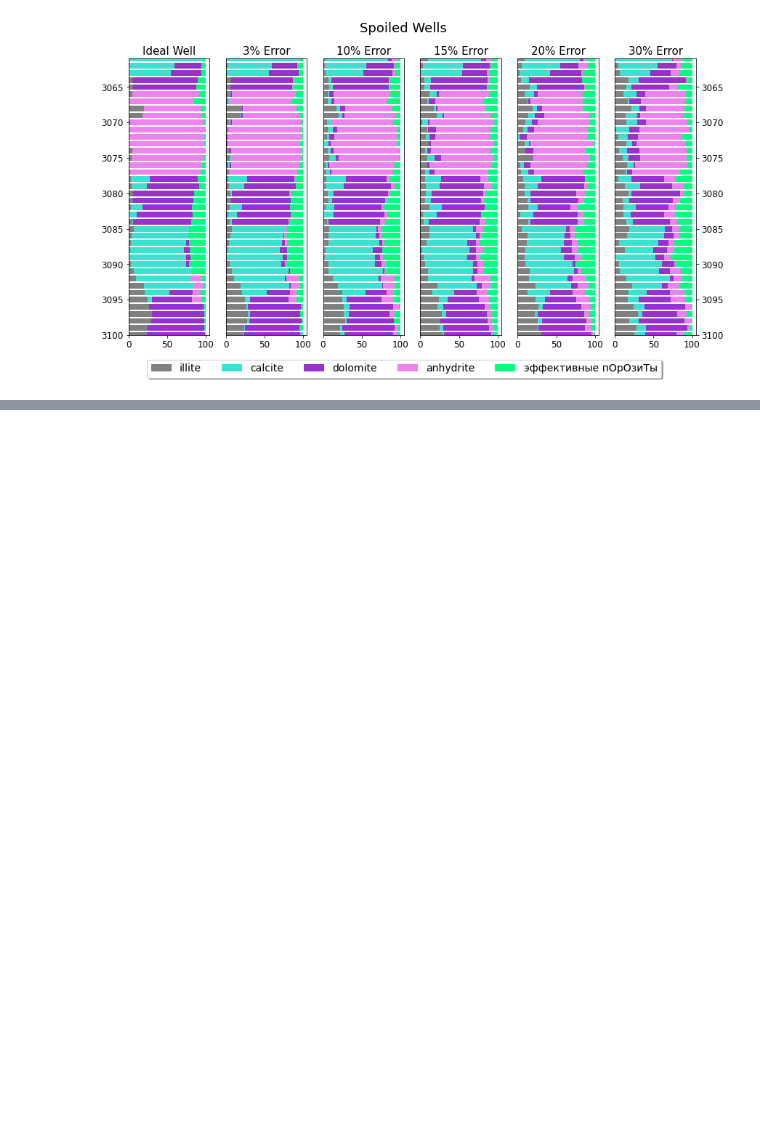
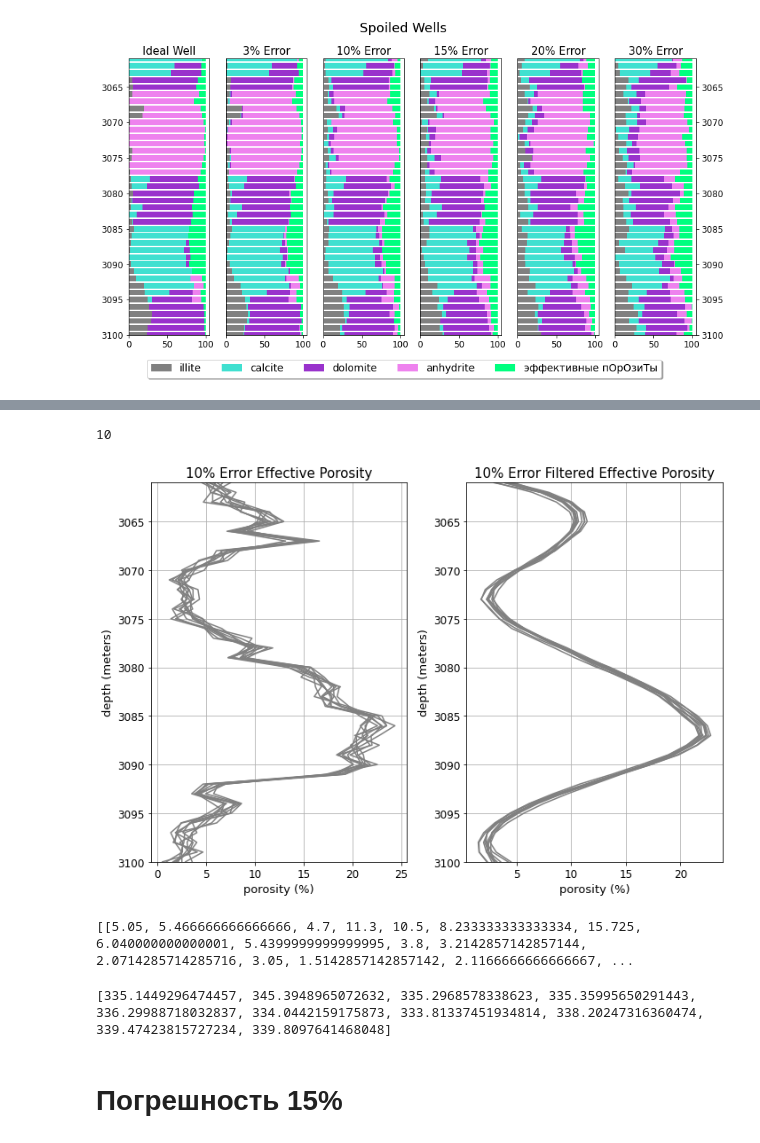
Before and after one commit to vdvorian/gradientDescent, a Jupyter notebook: artificial_well.ipynb, the cells around one changed output, grey strips where cells are left out. Cells and saved outputs as stored; diff of their text form; code cells hidden in the pictures; blank space fills up the shorter version.

```diff
--- a/artificial_well.ipynb
+++ b/artificial_well.ipynb
@@ -1447,0 +1696,13 @@ draw_filtered_porosity(depth, spline_0, spline_3, spline_10, spline_15, spline_2
+# %%
+for i in range(5):
+    cal_prop_3, dol_prop_3, anh_prop_3, ill_prop_3, por_prop_3 = spoil_the_well(cal_prop, dol_prop,
+                                                                        anh_prop, ill_prop, por_prop, well_error = 3)
+
+    all_vp_3, all_vs_3 = get_velocities_in_well(do_forward_problem, cal_prop_3, dol_prop_3, anh_prop_3, ill_prop_3,
+                                              por_prop_3)
+
+    all_por_3, time_3 = do_inverse_problem(do_monte_carlo, cal_prop_3, dol_prop_3, anh_prop_3, ill_prop_3,
+                                   all_vp_3, all_vs_3, N = 40, allowable_error = 0.1)
+
+    error_3_list.append(all_por_3)
+    time_3_list.append(time_3)
@@ -1447,0 +1733,13 @@ draw_filtered_porosity(depth, spline_0, spline_3, spline_10, spline_15, spline_2
+# %%
+for i in range(4):
+    cal_prop_3, dol_prop_3, anh_prop_3, ill_prop_3, por_prop_3 = spoil_the_well(cal_prop, dol_prop,
+                                                                        anh_prop, ill_prop, por_prop, well_error = 3)
+
+    all_vp_3, all_vs_3 = get_velocities_in_well(do_forward_problem, cal_prop_3, dol_prop_3, anh_prop_3, ill_prop_3,
+                                              por_prop_3)
+
+    all_por_3, time_3 = do_inverse_problem(do_monte_carlo, cal_prop_3, dol_prop_3, anh_prop_3, ill_prop_3,
+                                   all_vp_3, all_vs_3, N = 40, allowable_error = 0.15)
+
+    error_3_list.append(all_por_3)
+    time_3_list.append(time_3)
@@ -1447,0 +1781,24 @@ draw_filtered_porosity(depth, spline_0, spline_3, spline_10, spline_15, spline_2
+# %%
+print(len(error_3_list))
+# %% [output]
+10
+# %%
+error_3_filtered = []
+
+for i in range(len(error_3_list)):
+    sample = filter_porosity(error_3_list[i])
+    error_3_filtered.append(sample)
+# %%
+draw_error_10(depth, error_3_list, error_3_filtered)
+# %% [output]
+[figure, added]
+# %%
+print(error_3_list)
+# %% [output]
+[[5.05, 5.466666666666666, 4.7, 11.3, 10.5, 8.233333333333334, 15.725, 6.040000000000001, 5.4399999999999995, 3.8, 3.2142857142857144, 2.0714285714285716, 3.05, 1.5142857142857142, 2.1166666666666667, ...
+# %%
+print(time_3_list)
+# %% [output]
+[335.1449296474457, 345.3948965072632, 335.2968578338623, 335.35995650291443, 336.29988718032837, 334.0442159175873, 333.81337451934814, 338.20247316360474, 339.47423815727234, 339.8097641468048]
+# %% [markdown]
+# Погрешность 15%
```
Also changed, not shown: parts of 73 cells of this notebook.
